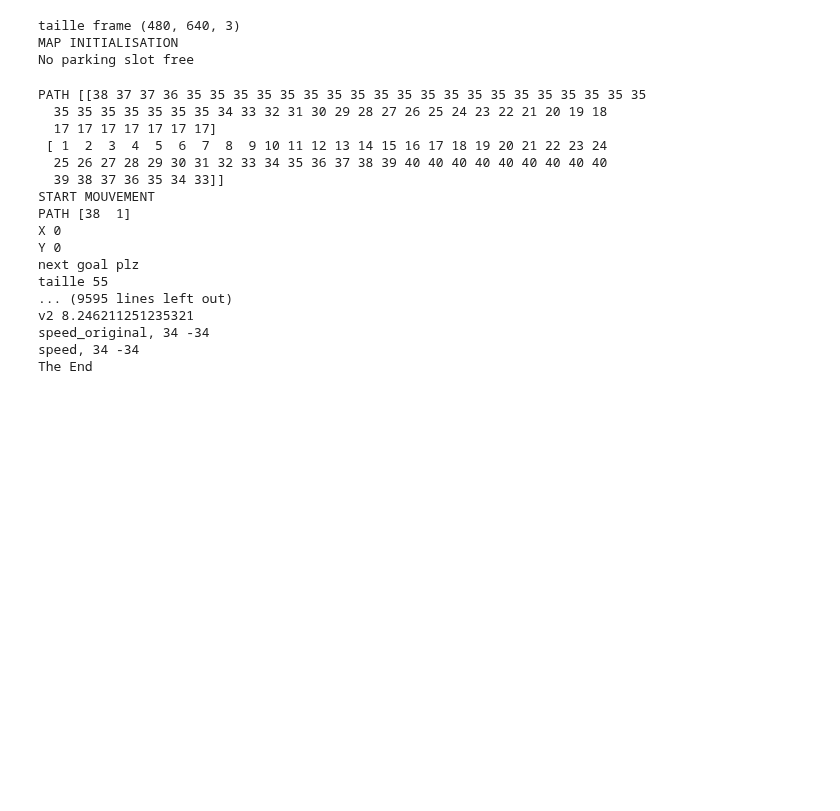
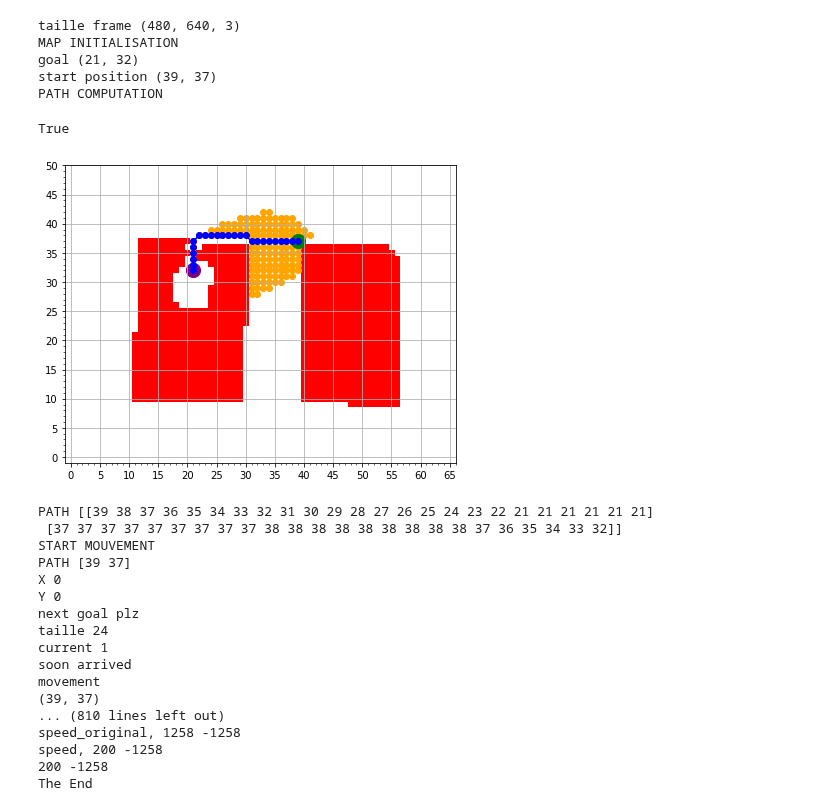
Before and after one commit to antoinetx/Mobile_robot, a Jupyter notebook: main_test.ipynb, the cells around one changed output. Saved outputs shown, nothing was run; the diff lists cells and outputs as text; code cells hidden in the pictures; blank space fills up the shorter version.

```diff
--- a/main_test.ipynb
+++ b/main_test.ipynb
@@ -76,7 +84,7 @@ while True:
 # Prend une première image
 ret, frame = VideoCap.read()
 print("taille frame", frame.shape)
-
+cv2.imwrite("debut.jpg", frame)
 print("MAP INITIALISATION")
 # Set the pourcentage value between the nb of pixel and nb of square by side
 Lausanne.set_map_lenght(frame)
@@ -114,34 +122,38 @@ Lausanne.set_map_lenght(frame)
 mask_bleu, mask_green = mask_map_init(frame)
 #cv2.imshow("mask", mask)
 cv2.imwrite("masque1.jpg", mask_bleu)
 cv2.imwrite("masque2.jpg", mask_green)
 
 # Fin de l'init
 Lausanne.init_grid(mask_bleu,mask_green)
 grille = Lausanne.get_map()
 #cv2.imshow("grid", grille)
 cv2.imwrite("grille.jpg", grille)
 
 # OPTIMAL PATH
 print("PATH COMPUTATION")
 path, visitedNodes = op.path_computation(George.get_start() , George.get_goal() , Lausanne.get_lenght(), grille)
 
 George.set_path(path)
 George.set_visit_nodes(visitedNodes)
 
 # Display the optimal path
 op.display_map(Lausanne.get_lenght(),  grille,  George.get_visit_nodes(), George.get_path(), George.get_start(), George.get_goal())
 #print("PATH", George.get_path())
 
 display (frame, 0, 1, 1, 1, George.get_path(), Lausanne.get_pourcentage())
 #print("PATH22222", George.get_path())
 cv2.imwrite("TOTAL.jpg", frame)
 
 #vision_end(VideoCap)
 # %% [output]
 taille frame (480, 640, 3)
 MAP INITIALISATION
-No parking slot free
+goal (21, 32)
+start position (39, 37)
+PATH COMPUTATION
+True
+[figure, added]
 # %%
 
 ####################################
@@ -154,7 +166,8 @@ kalman_bool = False
 print("PATH", George.get_path())
 old_distance = 0
 old_angle = 0
-
+soon_arrived = False
+thresh_indentation = 15
 print('START MOUVEMENT')
 while True:#(George.get_pos() != George.get_goal()):
 
@@ -178,7 +191,27 @@ while True:#(George.get_pos() != George.get_goal()):
     print("taille", George.get_path().shape[1])
     print("current", current)
     pos_goal =  np.transpose(George.get_path())[current]
-    speed_l, speed_r, old_distance, old_goal  = move_to_position(pos_robot, angle_robot, pos_goal, old_distance, old_angle)
+
+    if current > (George.get_path().shape[0] - thresh_indentation) :
+        soon_arrived = True
+        print('soon arrived')
+
+        proximity = proxi()
+
+        #LOCAL NAVIGATION
+    if move and not (soon_arrived):
+        #Thymio is avoiding obstacles
+        print("OBSTACLLLEEEE")
+        speed_l, speed_r, move = avoid_obstacle(prox_horizonta=proximity)
+    else:
+        #Thymio is following the optimal path
+        speed_l, speed_r, old_distance, old_goal  = move_to_position(pos_robot, angle_robot, pos_goal, old_distance, old_angle)
+
+        #Thymio is checking if there's an obstacle in front of it
+        move = check_cars(prox_horizonta=proximity)
+        print (speed_l, speed_r)
+
+
 
     motors(speed_l, speed_r)
 
@@ -195,22 +228,22 @@ while True:#(George.get_pos() != George.get_goal()):
 
 print("The End")
 # %% [output]
-PATH [[38 37 37 36 35 35 35 35 35 35 35 35 35 35 35 35 35 35 35 35 35 35 35 35
-  35 35 35 35 35 35 35 34 33 32 31 30 29 28 27 26 25 24 23 22 21 20 19 18
-  17 17 17 17 17 17 17]
- [ 1  2  3  4  5  6  7  8  9 10 11 12 13 14 15 16 17 18 19 20 21 22 23 24
-  25 26 27 28 29 30 31 32 33 34 35 36 37 38 39 40 40 40 40 40 40 40 40 40
-  39 38 37 36 35 34 33]]
+PATH [[39 38 37 36 35 34 33 32 31 30 29 28 27 26 25 24 23 22 21 21 21 21 21 21]
+ [37 37 37 37 37 37 37 37 37 38 38 38 38 38 38 38 38 38 37 36 35 34 33 32]]
 START MOUVEMENT
-PATH [38  1]
+PATH [39 37]
 X 0
 Y 0
 next goal plz
-taille 55
-... (9595 lines left out)
-v2 8.246211251235321
-speed_original, 34 -34
-speed, 34 -34
+taille 24
+current 1
+soon arrived
+movement
+(39, 37)
+... (810 lines left out)
+speed_original, 1258 -1258
+speed, 200 -1258
+200 -1258
 The End
 # %%
 vision_end(VideoCap)
```
Also changed, not shown: parts of 2 cells of this notebook, 1 other file.
